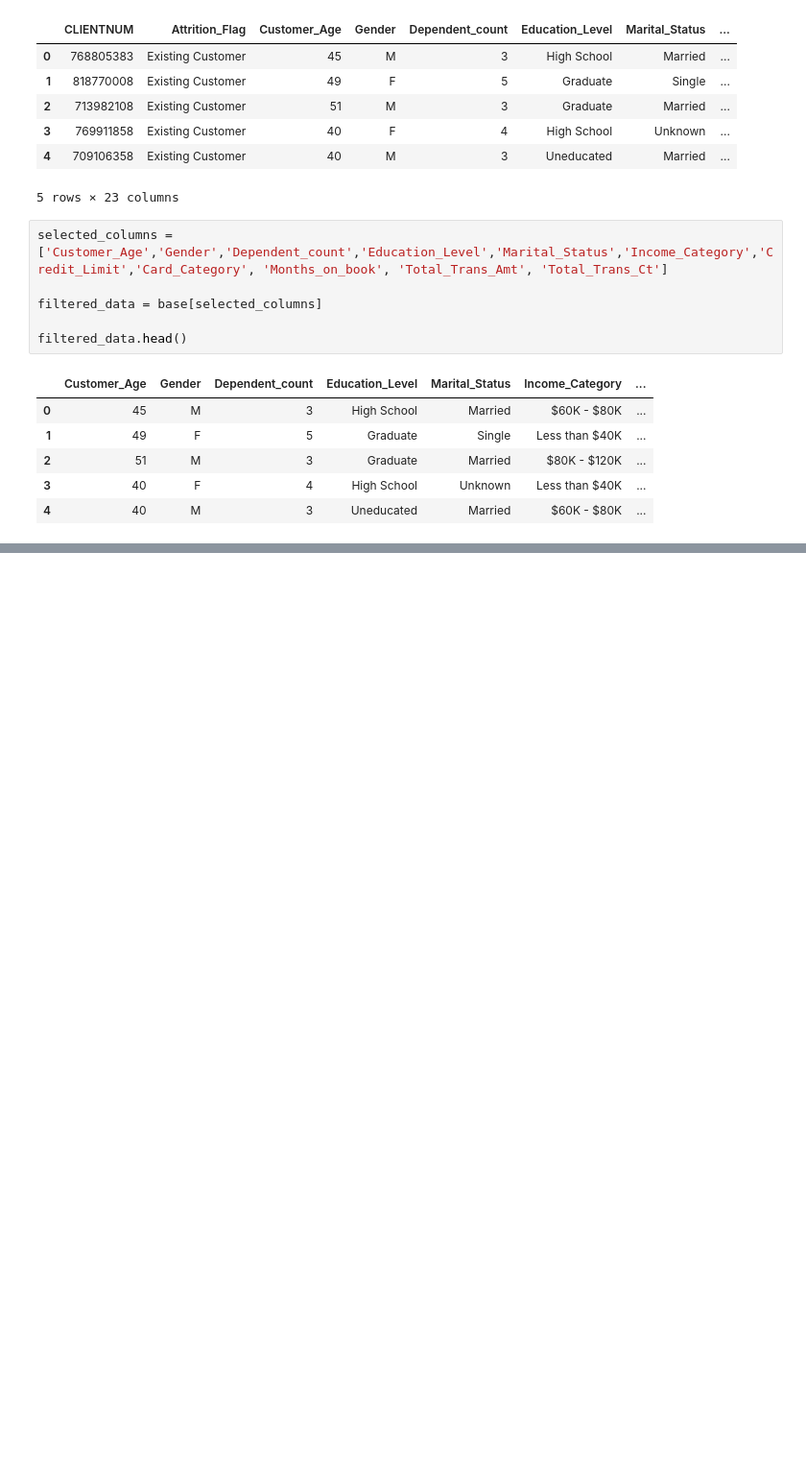
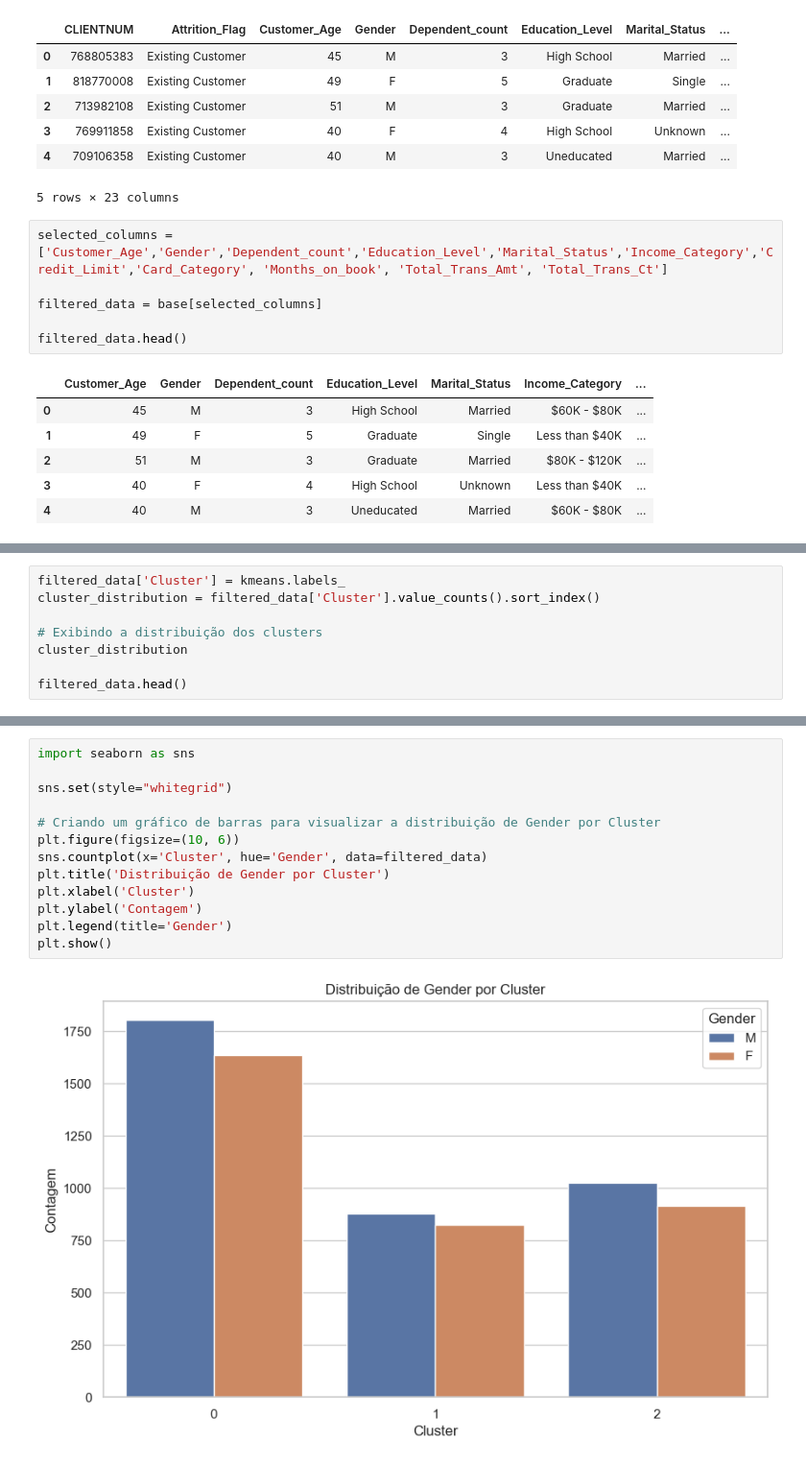
Before and after one commit to olzmooraes/dataScience, a Jupyter notebook: kmeans/atividade.ipynb, the cells around one changed output, grey strips where cells are left out. Shown: that part at 96% size. Saved outputs shown, nothing was run; the diff lists cells and outputs as text; blank space fills up the shorter version.

```diff
--- a/kmeans/atividade.ipynb
+++ b/kmeans/atividade.ipynb
@@ -141,0 +127,8 @@ plt.show()
+# %%
+filtered_data['Cluster'] = kmeans.labels_
+cluster_distribution = filtered_data['Cluster'].value_counts().sort_index()
+
+# Exibindo a distribuição dos clusters
+cluster_distribution
+
+filtered_data.head()
@@ -141,0 +142,15 @@ plt.show()
+# %%
+import seaborn as sns
+
+sns.set(style="whitegrid")
+
+# Criando um gráfico de barras para visualizar a distribuição de Gender por Cluster
+plt.figure(figsize=(10, 6))
+sns.countplot(x='Cluster', hue='Gender', data=filtered_data)
+plt.title('Distribuição de Gender por Cluster')
+plt.xlabel('Cluster')
+plt.ylabel('Contagem')
+plt.legend(title='Gender')
+plt.show()
+# %% [output]
+[figure, added]
```
Also changed, not shown: parts of 6 cells of this notebook.
